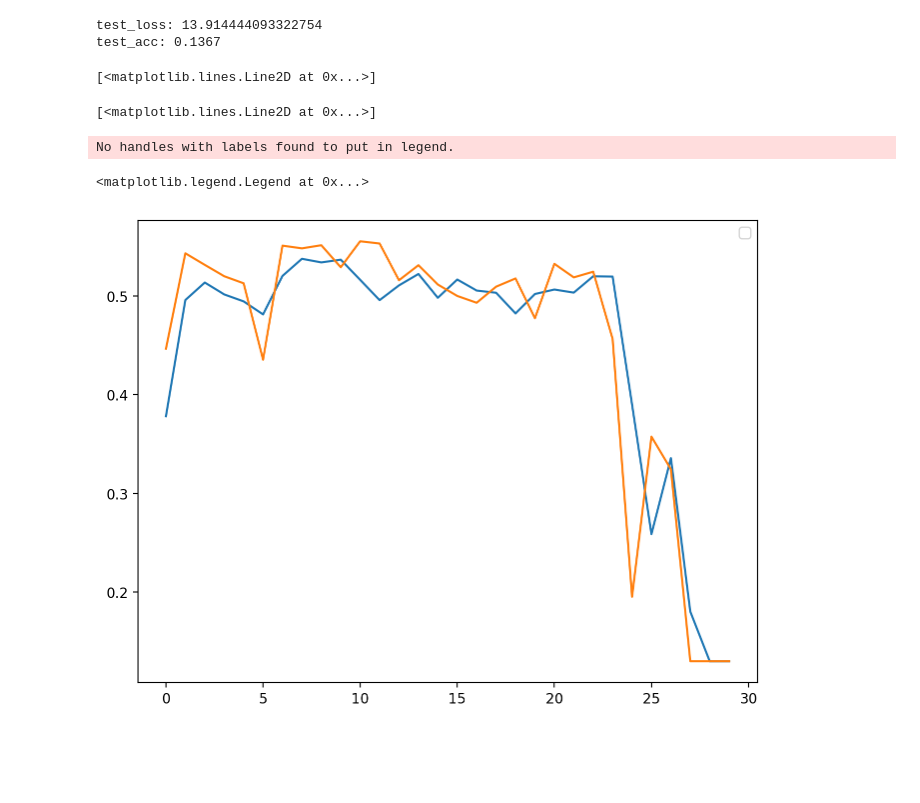
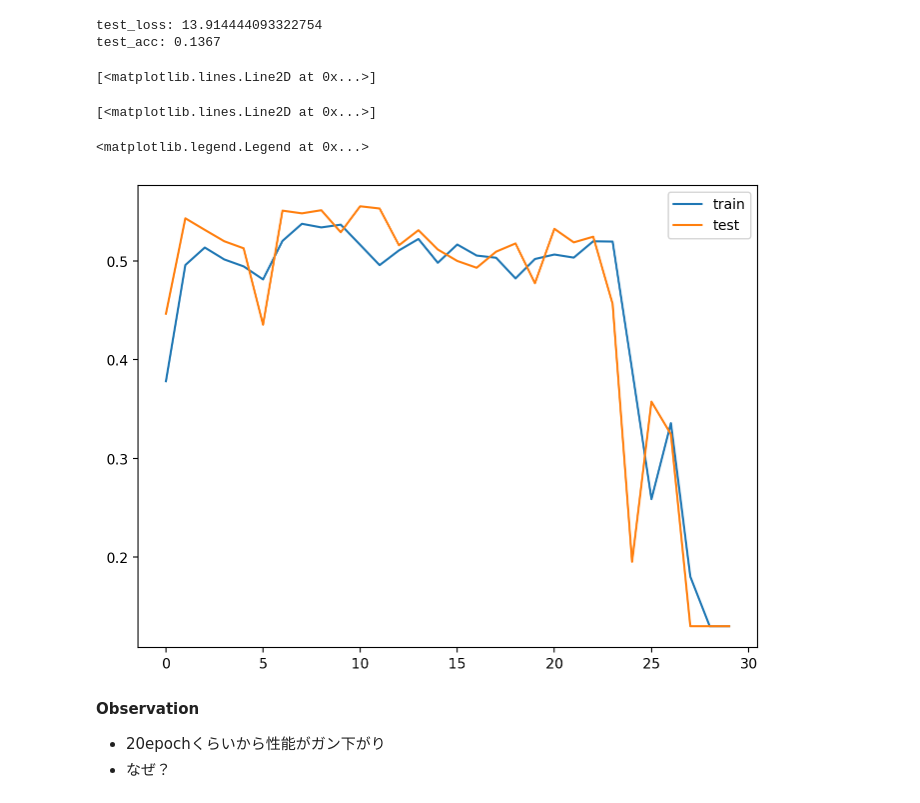
Before and after one commit to aikiyy/dl4us, a Jupyter notebook: lesson4/sec1.ipynb, the cells around one changed output. Drawn from its saved outputs; the diff is of its cells as text; code cells hidden in the pictures; blank space fills up the shorter version.

```diff
--- a/lesson4/sec1.ipynb
+++ b/lesson4/sec1.ipynb
@@ -56,11 +56,10 @@ test_acc: 0.1367
 # %%
 plt.plot(model.history.history['acc'])
 plt.plot(model.history.history['val_acc'])
-plt.legend()
+plt.legend(['train', 'test'])
 plt.show()
 # %% [output]
 [<matplotlib.lines.Line2D at 0x...>]
 [<matplotlib.lines.Line2D at 0x...>]
-No handles with labels found to put in legend.
+<matplotlib.legend.Legend at 0x...>
-<matplotlib.legend.Legend at 0x...>
-[figure, old version]
+[figure, new version]
@@ -68,0 +66,4 @@ No handles with labels found to put in legend.
+# %% [markdown]
+**Observation**
+- 20epochくらいから性能がガン下がり
+- なぜ？
```
Also changed, not shown: parts of 1 cell of this notebook.
